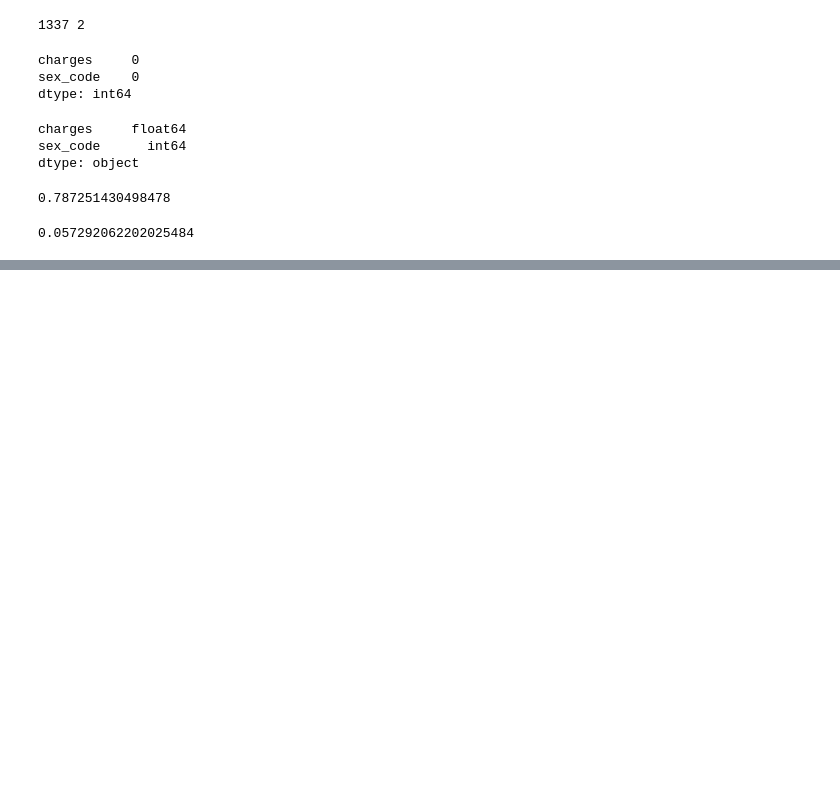
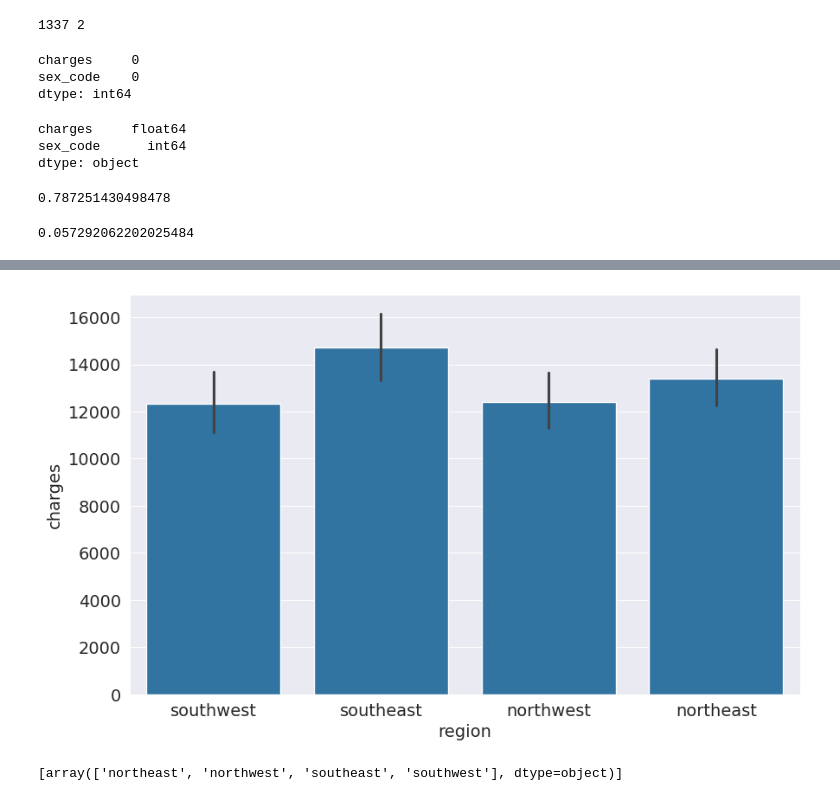
Before and after one commit to aansheeagrwal/Machine-learning, a Jupyter notebook: Linear_Regression_and_Gradient_Descent.ipynb, the cells around one changed output, grey strips where cells are left out. Drawn from its saved outputs; the diff is of its cells as text; code cells hidden in the pictures; blank space fills up the shorter version.

```diff
--- a/Linear_Regression_and_Gradient_Descent.ipynb
+++ b/Linear_Regression_and_Gradient_Descent.ipynb
@@ -683,0 +778,5 @@ medical_df.charges.corr(medical_df.sex_code)
+# %%
+import pandas as pd
+
+medical_df = pd.read_csv('medical.csv')# Replace with actual file path
+print(medical_df.head())
@@ -683,0 +808,5 @@ medical_df.charges.corr(medical_df.sex_code)
+# %%
+medical_df.rename(columns={'Age': 'age', 'BMI': 'bmi', 'Children': 'children'}, inplace=True)
+# %%
+if 'smoker' in medical_df.columns:
+    medical_df['smoker_code'] = medical_df['smoker'].map({'yes': 1, 'no': 0})
@@ -683,0 +837,7 @@ medical_df.charges.corr(medical_df.sex_code)
+# %%
+# Encode 'sex' column
+medical_df['sex_code'] = medical_df['sex'].map({'male': 1, 'female': 0})
+
+# Now extract inputs again
+inputs = medical_df[['age', 'bmi', 'children', 'smoker_code', 'sex_code']]
+targets = medical_df['charges']
@@ -683,0 +862,11 @@ medical_df.charges.corr(medical_df.sex_code)
+# %%
+sns.barplot(data=medical_df, x='region', y='charges');
+# %% [output]
+[figure, added]
+# %%
+from sklearn import preprocessing
+enc = preprocessing.OneHotEncoder()
+enc.fit(medical_df[['region']])
+enc.categories_
+# %% [output]
+[array(['northeast', 'northwest', 'southeast', 'southwest'], dtype=object)]
```
Also changed, not shown: parts of 34 cells of this notebook.
